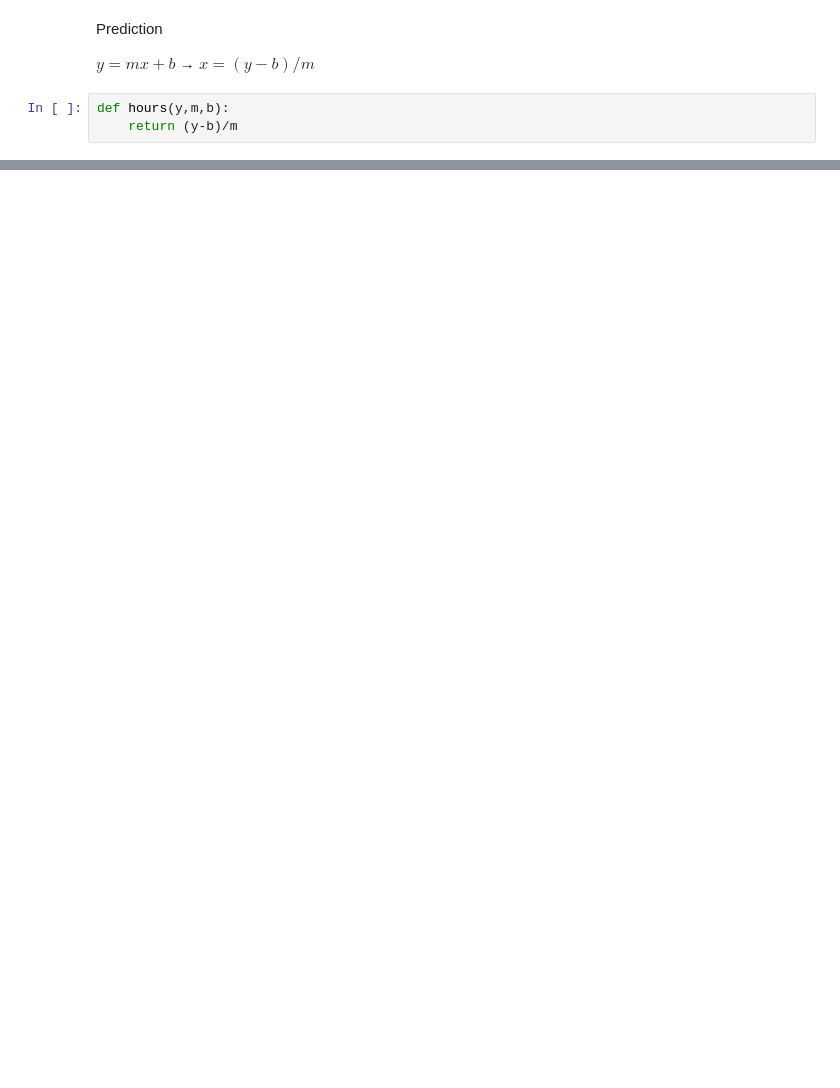
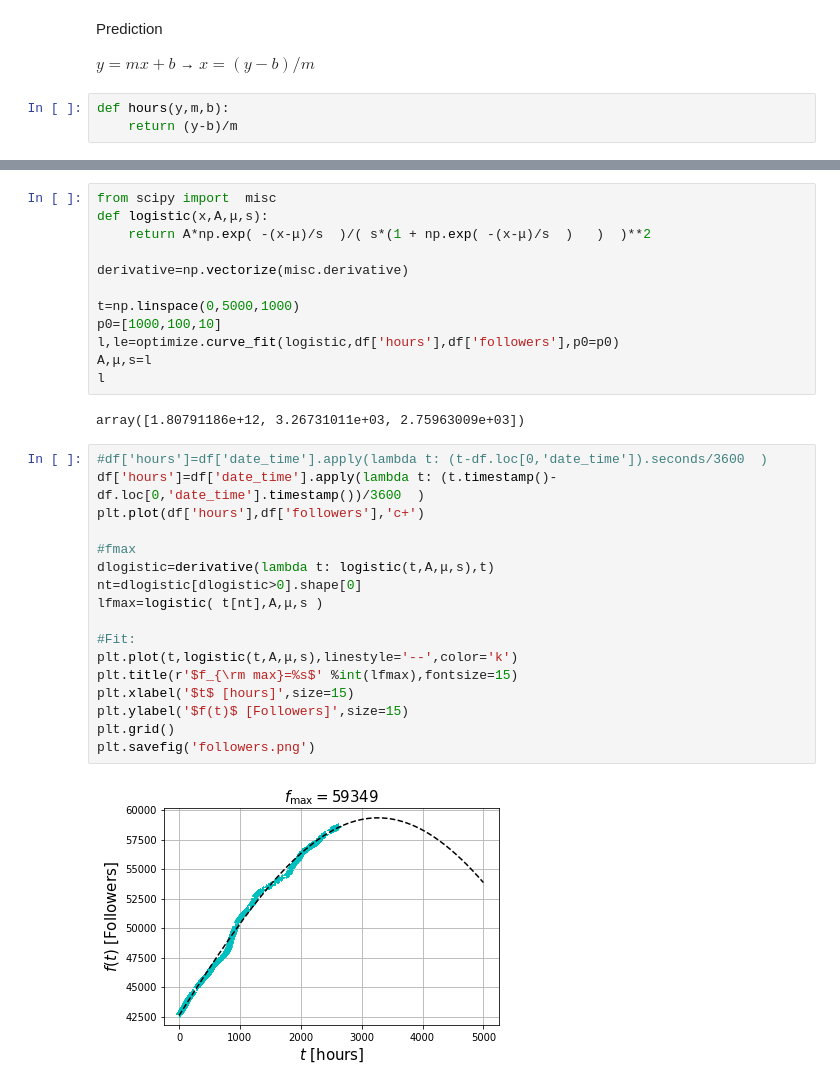
Before and after one commit to restrepo/instagram, a Jupyter notebook: analysis.ipynb, the cells around one changed output, grey strips where cells are left out. Saved outputs shown, nothing was run; the diff lists cells and outputs as text; blank space fills up the shorter version.

```diff
--- a/analysis.ipynb
+++ b/analysis.ipynb
@@ -47,0 +169,33 @@ print(f'2021-09-0{int(round(days,0))-(31-t.day)}')
+# %%
+from scipy import  misc
+def logistic(x,A,μ,s):
+    return A*np.exp( -(x-μ)/s  )/( s*(1 + np.exp( -(x-μ)/s  )   )  )**2
+
+derivative=np.vectorize(misc.derivative)
+
+t=np.linspace(0,5000,1000)
+p0=[1000,100,10]
+l,le=optimize.curve_fit(logistic,df['hours'],df['followers'],p0=p0)
+A,μ,s=l
+l
+# %% [output]
+array([1.80791186e+12, 3.26731011e+03, 2.75963009e+03])
+# %%
+#df['hours']=df['date_time'].apply(lambda t: (t-df.loc[0,'date_time']).seconds/3600  )
+df['hours']=df['date_time'].apply(lambda t: (t.timestamp()-df.loc[0,'date_time'].timestamp())/3600  )
+plt.plot(df['hours'],df['followers'],'c+')
+
+#fmax
+dlogistic=derivative(lambda t: logistic(t,A,μ,s),t)
+nt=dlogistic[dlogistic>0].shape[0]
+lfmax=logistic( t[nt],A,μ,s )
+
+#Fit:
+plt.plot(t,logistic(t,A,μ,s),linestyle='--',color='k')
+plt.title(r'$f_{\rm max}=%s$' %int(lfmax),fontsize=15)
+plt.xlabel('$t$ [hours]',size=15)
+plt.ylabel('$f(t)$ [Followers]',size=15)
+plt.grid()
+plt.savefig('followers.png')
+# %% [output]
+[figure, added]
```
Also changed, not shown: parts of 28 cells of this notebook, 2 other files.
